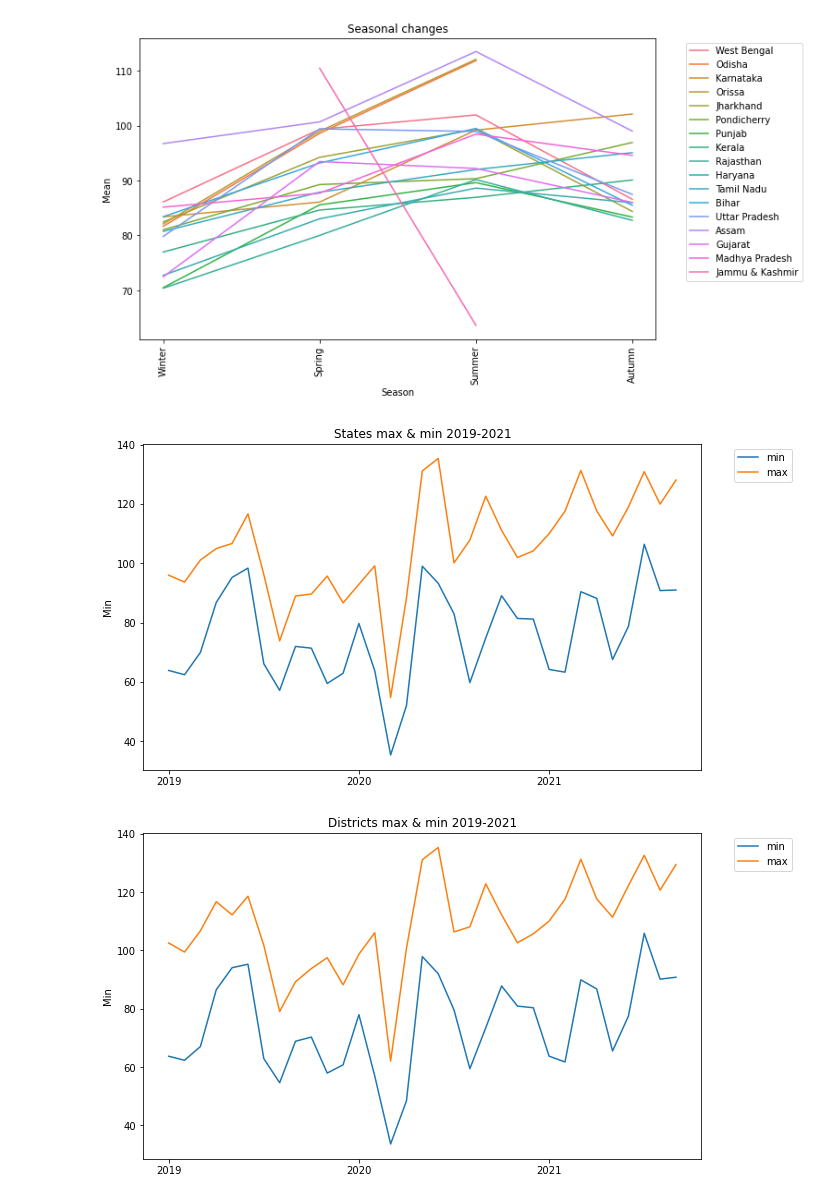
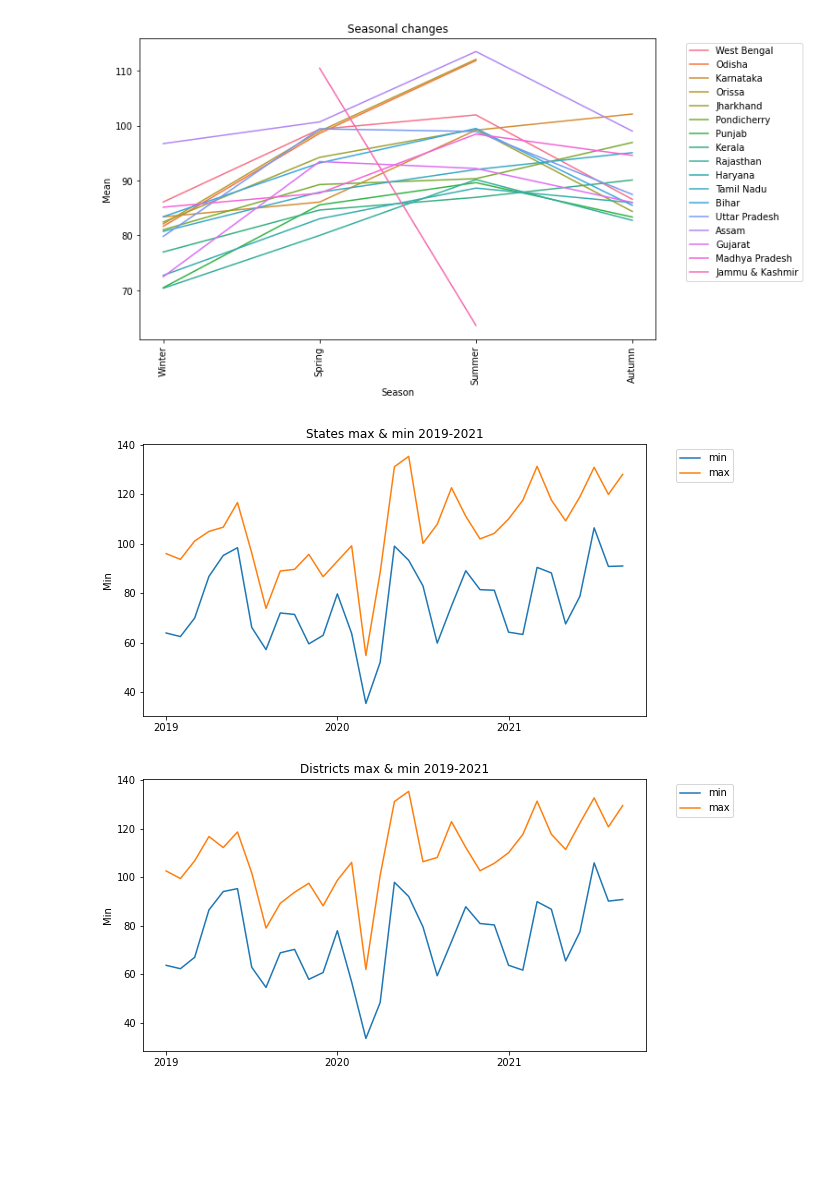
Before and after one commit to greteh/IDS2021-Project-B5, a Jupyter notebook: DATASCIENCE PROJECT.ipynb, the cells around one changed output. Saved outputs shown, nothing was run; the diff lists cells and outputs as text; code cells hidden in the pictures; blank space fills up the shorter version.

```diff
--- a/DATASCIENCE PROJECT.ipynb
+++ b/DATASCIENCE PROJECT.ipynb
@@ -376,7 +378,7 @@ df_minmax1 = df_minmax_2019.append(df_minmax_2020)
 
 df_minmax2 = df_minmax1.append(df_minmax_2021)
 
-plt.figure(figsize=(10, 6))
+plt.figure(figsize=(9, 5))
 sns.lineplot(x=df_minmax2.index, y=df_minmax2['Min'], label='min')
 sns.lineplot(x=df_minmax2.index, y=df_minmax2['Max'], label='max')
 plt.legend(bbox_to_anchor=(1.05, 1), loc='upper left')
@@ -433,33 +435,33 @@ df_minmax_2020 = pd.DataFrame({'Month': months,'Min': min, 'Max': max})
 df_minmax_2020.index += 12
 month_2021 = pd.Categorical(df_district_mean_2021['Month'], categories=list(calendar.month_name)[1:], ordered=True)
 
 months_2021 = {}
 for i in sort_order:
     months_2021[i] = df_district_mean_2021.loc[df_district_mean_2021['Month'] == i]
 
 min = []
 max = []
 months = []
 for key in months_2021:
     min.append(months_2021[key]['Mean'].min())
     max.append(months_2021[key]['Mean'].max())
     months.append(key)
 
 df_minmax_2021 = pd.DataFrame({'Month': months,'Min': min, 'Max': max})
 df_minmax_2021.index += 24
 
 df_minmax1 = df_minmax_2019.append(df_minmax_2020)
 
 df_minmax2 = df_minmax1.append(df_minmax_2021)
 
-plt.figure(figsize=(10, 6))
+plt.figure(figsize=(9, 5))
 sns.lineplot(x=df_minmax2.index, y=df_minmax2['Min'], label='min')
 sns.lineplot(x=df_minmax2.index, y=df_minmax2['Max'], label='max')
 plt.legend(bbox_to_anchor=(1.05, 1), loc='upper left')
 plt.title("Districts max & min 2019-2021")
 plt.xticks(labels=['2019','2020','2021'], ticks=[0,12,24])
 
 plt.show()
 # %% [output]
-[figure, old version]
+[figure, new version]
-[figure, old version]
+[figure, new version]
```
Also changed, not shown: parts of 7 cells of this notebook.
